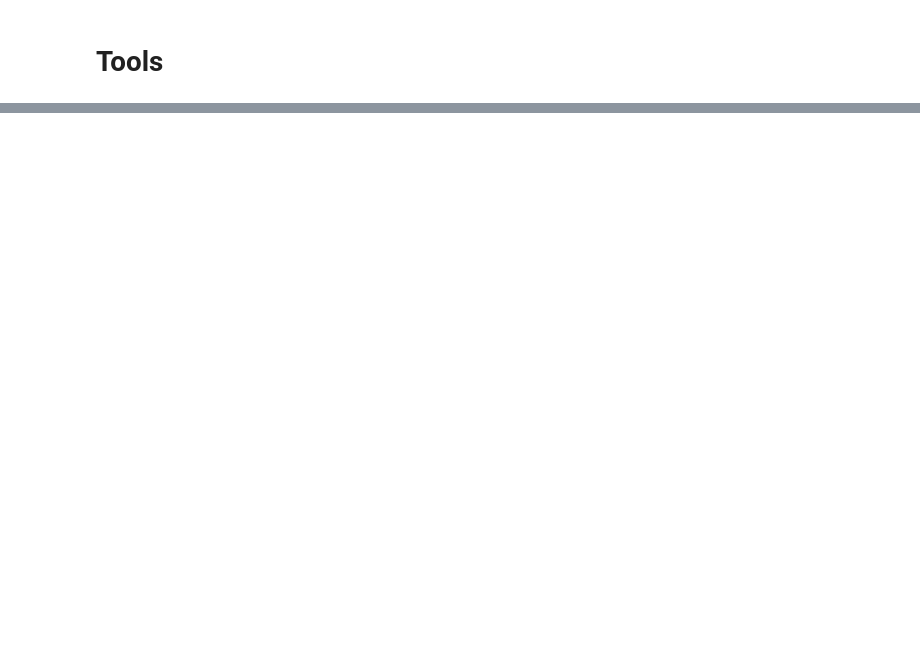
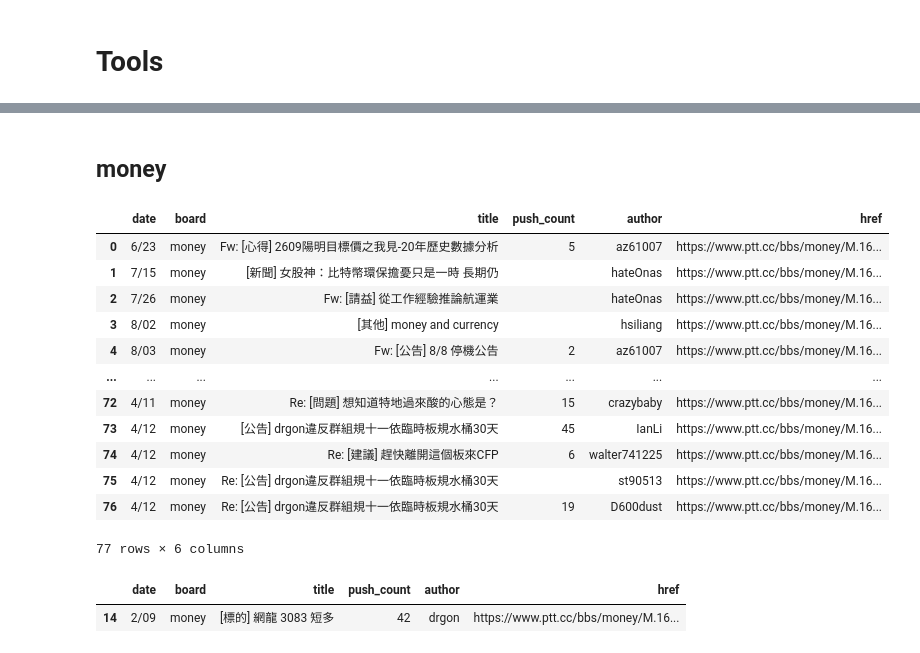
Before and after one commit to MaxYehhh/Crawler, a Jupyter notebook: Crawler_PTT.ipynb, the cells around one changed output, grey strips where cells are left out. Saved outputs shown, nothing was run; the diff lists cells and outputs as text; code cells hidden in the pictures; blank space fills up the shorter version.

```diff
--- a/Crawler_PTT.ipynb
+++ b/Crawler_PTT.ipynb
@@ -270,0 +192,25 @@ df.shape[0]
+# %% [markdown]
+## money
+# %%
+url = 'https://www.ptt.cc/bbs/money/index.html'
+money = get_ptt_posts(url, 3)
+money
+# %% [output]
+|  | date | board | title | push_count | author | href |
+| 0 | 6/23 | money | Fw: [心得] 2609陽明目標價之我見-20年歷史數據分析 | 5 | az61007 | https://www.ptt.cc/bbs/money/M.16... |
+| 1 | 7/15 | money | [新聞] 女股神：比特幣環保擔憂只是一時 長期仍 |  | hateOnas | https://www.ptt.cc/bbs/money/M.16... |
+| 2 | 7/26 | money | Fw: [請益] 從工作經驗推論航運業 |  | hateOnas | https://www.ptt.cc/bbs/money/M.16... |
+| 3 | 8/02 | money | [其他] money and currency |  | hsiliang | https://www.ptt.cc/bbs/money/M.16... |
+| 4 | 8/03 | money | Fw: [公告] 8/8 停機公告 | 2 | az61007 | https://www.ptt.cc/bbs/money/M.16... |
+| ... | ... | ... | ... | ... | ... | ... |
+| 72 | 4/11 | money | Re: [問題] 想知道特地過來酸的心態是？ | 15 | crazybaby | https://www.ptt.cc/bbs/money/M.16... |
+| 73 | 4/12 | money | [公告] drgon違反群組規十一依臨時板規水桶30天 | 45 | IanLi | https://www.ptt.cc/bbs/money/M.16... |
+| 74 | 4/12 | money | Re: [建議] 趕快離開這個板來CFP | 6 | walter741225 | https://www.ptt.cc/bbs/money/M.16... |
+| 75 | 4/12 | money | Re: [公告] drgon違反群組規十一依臨時板規水桶30天 |  | st90513 | https://www.ptt.cc/bbs/money/M.16... |
+| 76 | 4/12 | money | Re: [公告] drgon違反群組規十一依臨時板規水桶30天 | 19 | D600dust | https://www.ptt.cc/bbs/money/M.16... |
+77 rows × 6 columns
+# %%
+money.query('date == "2/09"')
+# %% [output]
+|  | date | board | title | push_count | author | href |
+| 14 | 2/09 | money | [標的] 網龍 3083 短多 | 42 | drgon | https://www.ptt.cc/bbs/money/M.16... |
```
Also changed, not shown: parts of 38 cells of this notebook.
